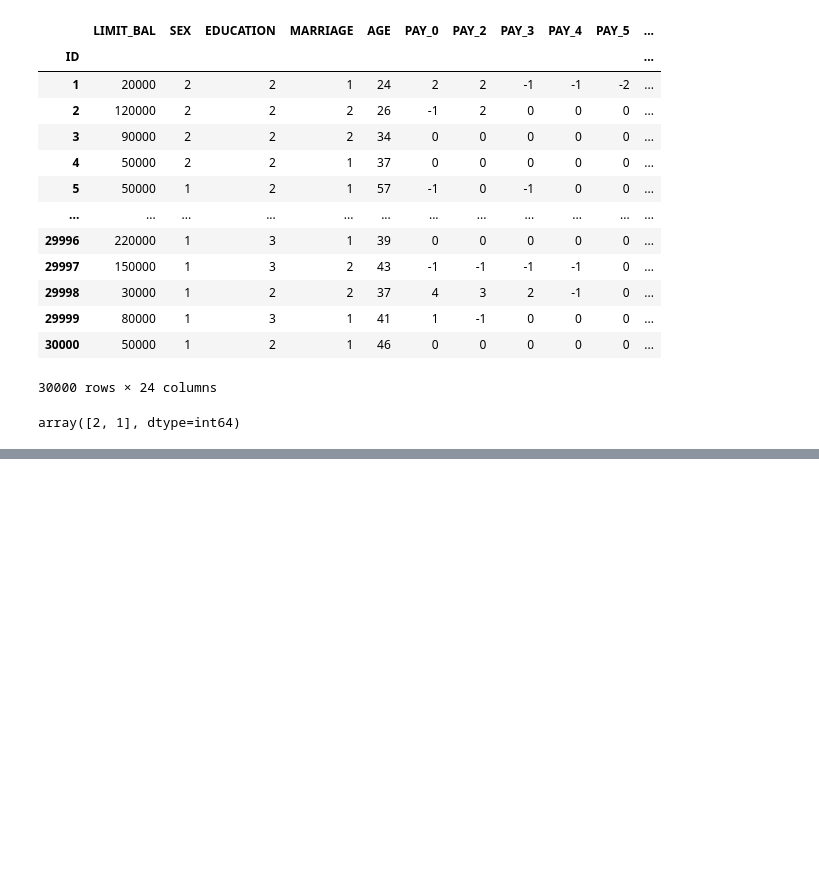
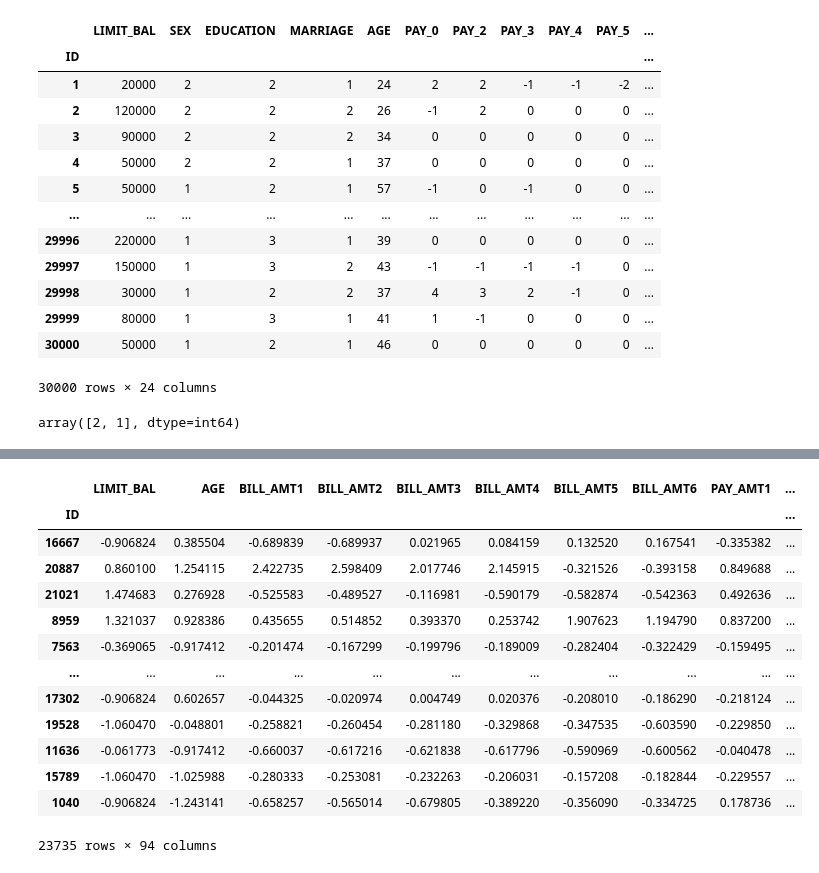
Before and after one commit to parmarsuraj99/MLPR, a Jupyter notebook: project_1/EDA.ipynb, the cells around one changed output, grey strips where cells are left out. Drawn from its saved outputs; the diff is of its cells as text; code cells hidden in the pictures; blank space fills up the shorter version.

```diff
--- a/project_1/EDA.ipynb
+++ b/project_1/EDA.ipynb
@@ -180,0 +180,19 @@ df[["marrige_0", "marrige_1", "marrige_2", "marrige_3"]] = to_categorical(df["MA
+# %%
+# male=1, female=2 => male=1, female=0
+df["feature_SEX"] = (df["SEX"] == 1)
+
+# Education encoding
+edu_encoder = OneHotEncoder()
+df[["edu_0", "edu_1", "edu_2", "edu_3", "edu_4"]] = edu_encoder.fit_transform(df["EDUCATION"].values.reshape(-1, 1)).toarray()
+
+# encoding the columns having categorical values for pyment due
+enc = OneHotEncoder()
+enc.fit(df[pay_cols[0]].values.reshape(-1, 1))
+
+for col in pay_cols:
+    df[[f"PAY_{col[-1]}_{ix}" for ix in range(-2, 9)]] = enc.transform(df[col].values.reshape(-1, 1)).toarray()
+
+# Encoding marrige column
+
+marrige_encoder = OneHotEncoder()
+df[["marriage_0", "marriage_1", "marriage_2", "marriage_3"]] = marrige_encoder.fit_transform(df["MARRIAGE"].values.reshape(-1, 1)).toarray()
@@ -183,3 +239,3 @@ feature_names = [f for f in df.columns if f not in categorical_columns+["default
 # %%
-X = df.drop(["default"], axis=1)[feature_names]
-y = df["default"]
+X = df.drop(["default"], axis=1)[feature_names].astype(float)
+y = df["default"].astype(float)
@@ -199,2 +268,19 @@ from tensorflow.keras import models
+# %%
+X_train
+# %% [output]
+|  | LIMIT_BAL | AGE | BILL_AMT1 | BILL_AMT2 | BILL_AMT3 | BILL_AMT4 | BILL_AMT5 | BILL_AMT6 | PAY_AMT1 | ... |
+| ID |  |  |  |  |  |  |  |  |  | ... |
+| 16667 | -0.906824 | 0.385504 | -0.689839 | -0.689937 | 0.021965 | 0.084159 | 0.132520 | 0.167541 | -0.335382 | ... |
+| 20887 | 0.860100 | 1.254115 | 2.422735 | 2.598409 | 2.017746 | 2.145915 | -0.321526 | -0.393158 | 0.849688 | ... |
+| 21021 | 1.474683 | 0.276928 | -0.525583 | -0.489527 | -0.116981 | -0.590179 | -0.582874 | -0.542363 | 0.492636 | ... |
+| 8959 | 1.321037 | 0.928386 | 0.435655 | 0.514852 | 0.393370 | 0.253742 | 1.907623 | 1.194790 | 0.837200 | ... |
+| 7563 | -0.369065 | -0.917412 | -0.201474 | -0.167299 | -0.199796 | -0.189009 | -0.282404 | -0.322429 | -0.159495 | ... |
+| ... | ... | ... | ... | ... | ... | ... | ... | ... | ... | ... |
+| 17302 | -0.906824 | 0.602657 | -0.044325 | -0.020974 | 0.004749 | 0.020376 | -0.208010 | -0.186290 | -0.218124 | ... |
+| 19528 | -1.060470 | -0.048801 | -0.258821 | -0.260454 | -0.281180 | -0.329868 | -0.347535 | -0.603590 | -0.229850 | ... |
+| 11636 | -0.061773 | -0.917412 | -0.660037 | -0.617216 | -0.621838 | -0.617796 | -0.590969 | -0.600562 | -0.040478 | ... |
+| 15789 | -1.060470 | -1.025988 | -0.280333 | -0.253081 | -0.232263 | -0.206031 | -0.157208 | -0.182844 | -0.229557 | ... |
+| 1040 | -0.906824 | -1.243141 | -0.658257 | -0.565014 | -0.679805 | -0.389220 | -0.356090 | -0.334725 | 0.178736 | ... |
+23735 rows × 94 columns
 # %%
 model = models.Sequential()
```
Also changed, not shown: parts of 24 cells of this notebook.
